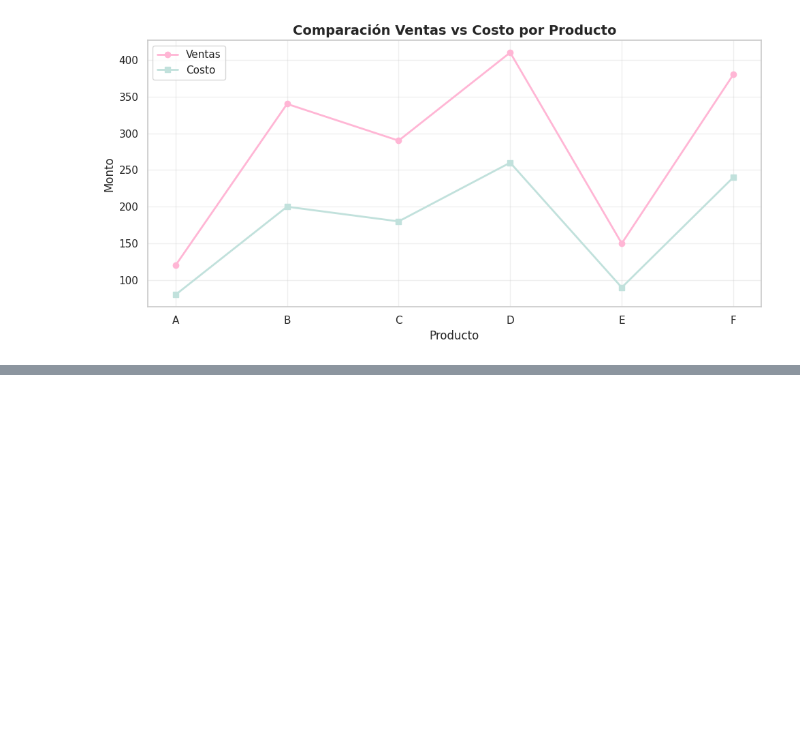
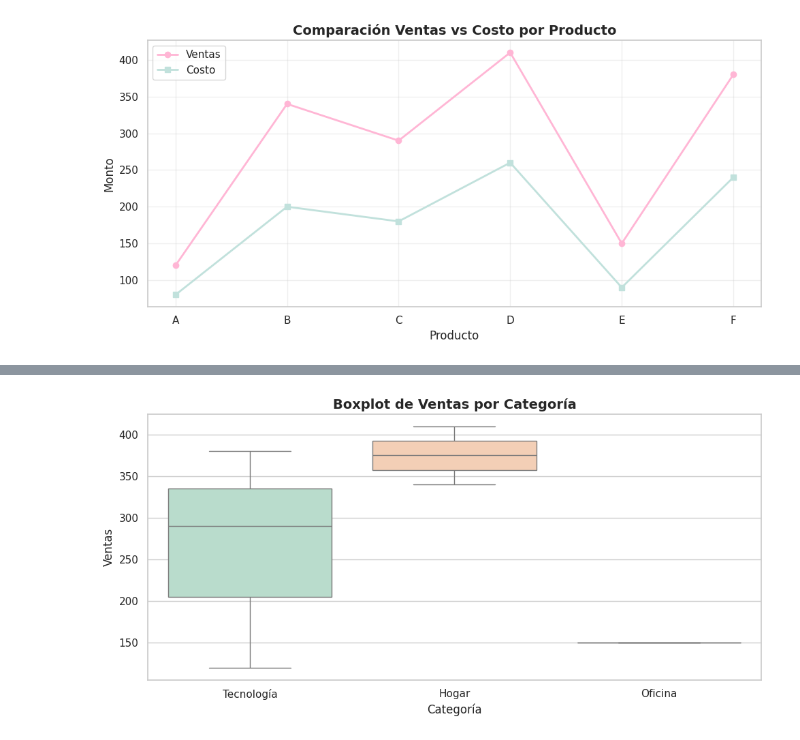
Before and after one commit to sofia-quintero/Parcial-1, a Jupyter notebook: parcial_1.ipynb, the cells around one changed output, grey strips where cells are left out. Drawn from its saved outputs; the diff is of its cells as text; code cells hidden in the pictures; blank space fills up the shorter version.

```diff
--- a/parcial_1.ipynb
+++ b/parcial_1.ipynb
@@ -212,0 +215,11 @@ Tendencia: Las ventas siempre son mayores que los costos, lo que demuestra que t
+# %%
+# Boxplot de ventas por categoría
+plt.figure(figsize=(10,5))
+sns.boxplot(x='Categoria', y='Ventas', data=df, hue='Categoria', palette='Pastel2', legend=False)
+plt.title('Boxplot de Ventas por Categoría', fontsize=14, fontweight='bold')
+plt.xlabel('Categoría')
+plt.ylabel('Ventas')
+plt.tight_layout()
+plt.show()
+# %% [output]
+[figure, added]
```
Also changed, not shown: parts of 11 cells of this notebook, 1 other file.
